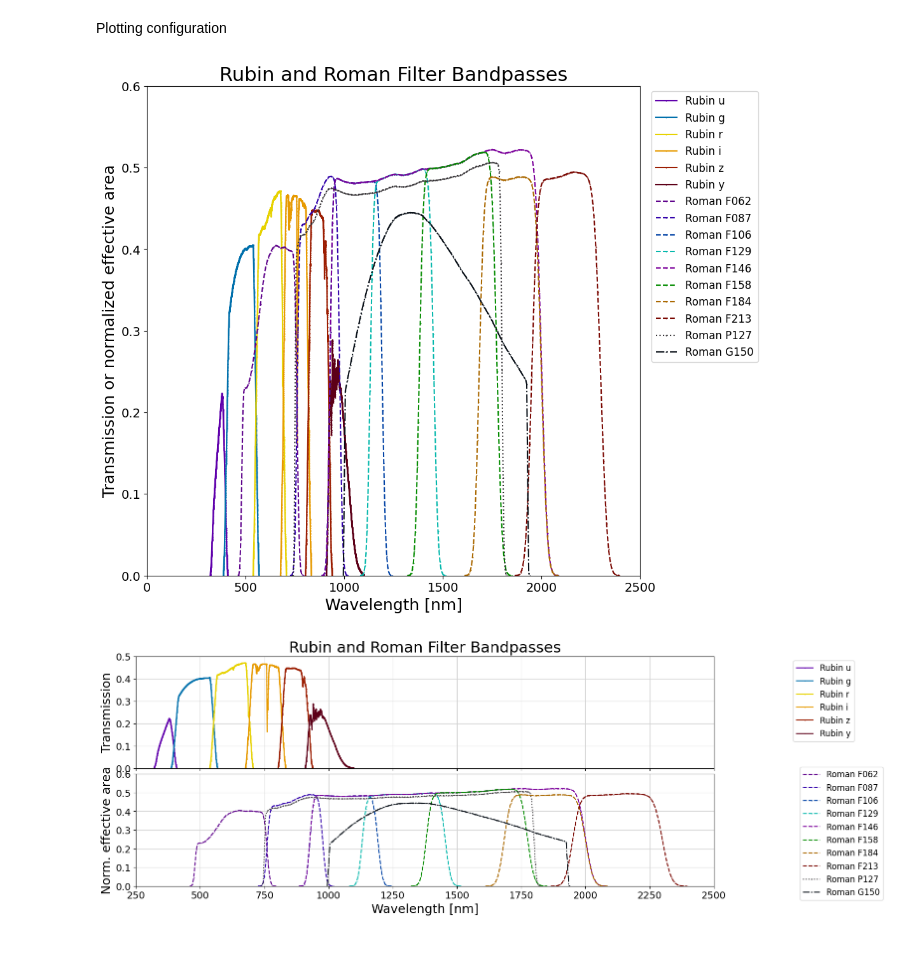
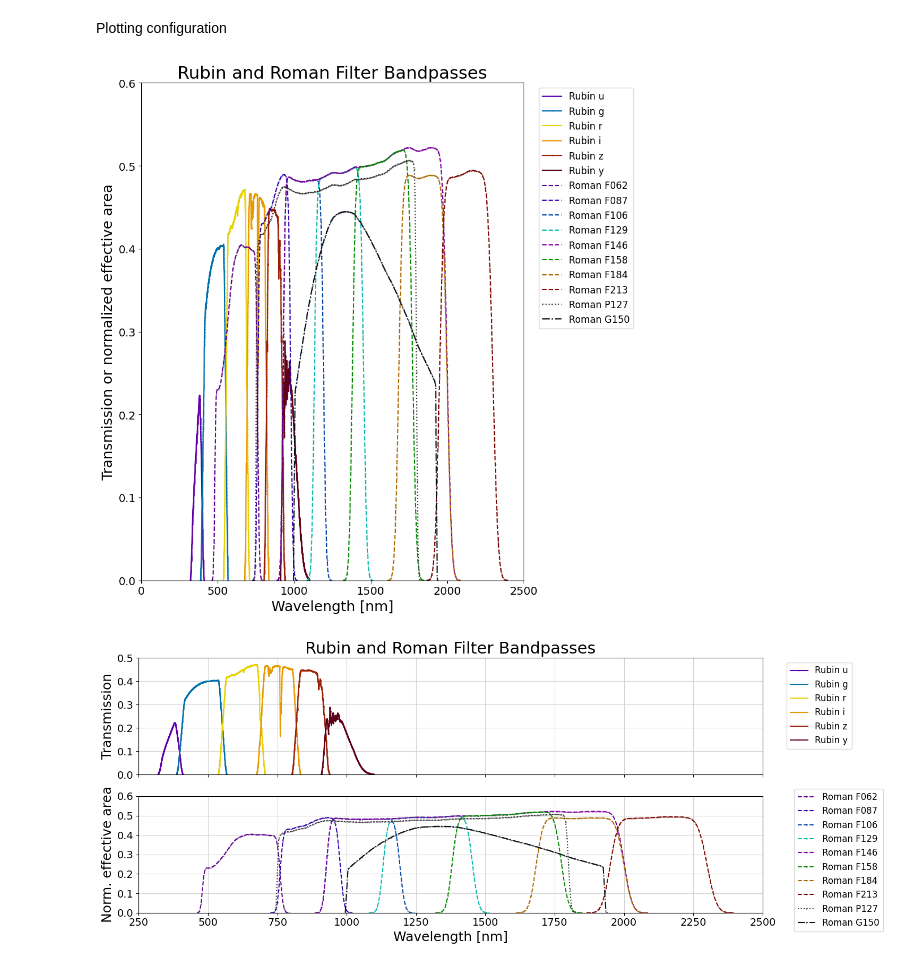
Before and after one commit to LSST-TVSSC/software_tools, a Jupyter notebook: roman_rubin_overlap/rubin_roman_transmission_curves.ipynb, the cells around one changed output. Drawn from its saved outputs; the diff is of its cells as text; code cells hidden in the pictures.

```diff
--- a/roman_rubin_overlap/rubin_roman_transmission_curves.ipynb
+++ b/roman_rubin_overlap/rubin_roman_transmission_curves.ipynb
@@ -102,35 +102,36 @@ fig, ax = plt.subplots(1, 1, figsize=(10,10))
 # Plot Rubin transmission curves
 for f, data, in rubin_data.items():
     xplot = data['col1'] / 10.0 # Convert Angstroms to nm
     ax.plot(xplot, data['col2'], c=PLOT_COLORS[f], marker='.', markersize=1, ls=LINE_STYLES[f], label='Rubin '+f)
 
 # Plot Roman filter transmission curves
 # The Roman data are in units of effective telescope area in m2, so we normalize by the
 # maximum Roman collecting area
 roman_area = 2.4**2
 for f, data, in roman_data.items():
     xplot = data['col1'] / 10.0 # Convert Angstroms to nm
     yplot = data['col2'] / roman_area
     ax.plot(xplot, yplot, c=PLOT_COLORS[f], marker='.', markersize=1, ls=LINE_STYLES[f], label='Roman '+f)
 
 ymin, ymax = ax.get_ylim()
 ax.set_ylim([0.0, ymax])
 
 xticks = ax.get_xticks()
 xticklabels = ax.get_xticklabels()
 ax.set_xticks(xticks, xticklabels, fontsize=14)
 yticks = ax.get_yticks()
 yticklabels = axs[1].get_yticklabels()
 ax.set_yticks(yticks, yticklabels, fontsize=14)
 
 ax.set_xlabel('Wavelength [nm]', fontsize=18)
 ax.set_ylabel('Transmission or normalized effective area', fontsize=18)
 ax.set_title('Rubin and Roman Filter Bandpasses', fontsize=22)
 
-plt.legend(bbox_to_anchor=(1.25, 1.0), fontsize=12)
+plt.legend(bbox_to_anchor=(1.3, 1.0), fontsize=12)
+plt.tight_layout()
 plt.savefig('./rubin_roman_filter_transmission_curves1.png')
 # %% [output]
-[figure, old version]
+[figure, new version]
 # %%
 fig, axs = plt.subplots(2, 1, figsize=(15,6))
 plt.subplots_adjust(hspace=0.05)
@@ -179,13 +180,13 @@ axs[0].set_title('Rubin and Roman Filter Bandpasses', fontsize=22)
 axs[1].set_ylabel('Norm. effective area', fontsize=18)
 axs[1].set_xlabel('Wavelength [nm]', fontsize=18)
 
-axs[0].legend(bbox_to_anchor=(1.25, 1.0), fontsize=12)
-axs[1].legend(bbox_to_anchor=(1.3, 1.1), fontsize=12)
+axs[0].legend(bbox_to_anchor=(1.15, 1.0), fontsize=12)
+axs[1].legend(bbox_to_anchor=(1.2, 1.1), fontsize=12)
 
 axs[0].grid(c='lightgrey')
 axs[1].grid(c='lightgrey')
 
-plt.ti
+plt.tight_layout()
 plt.savefig('./rubin_roman_filter_transmission_curves2.png')
 # %% [output]
-[figure, old version]
+[figure, new version]
```
